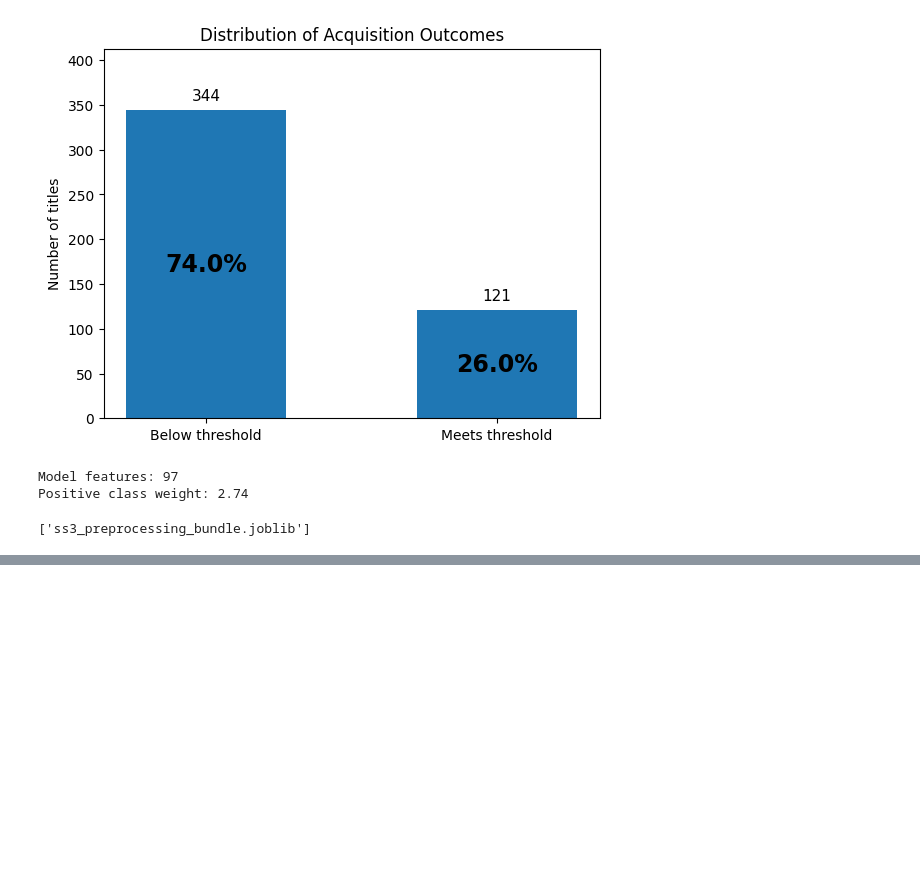
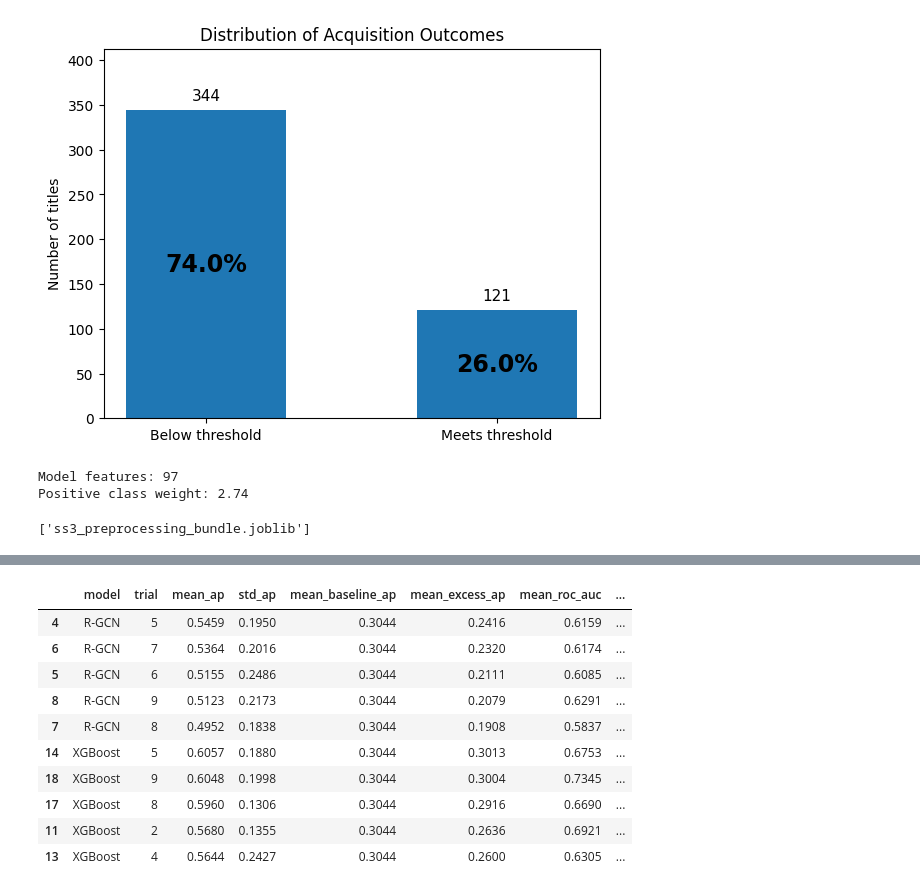
Before and after one commit to bjvvuuren/predict-play, a Jupyter notebook: modelling/SS3_PartB.ipynb, the cells around one changed output, grey strips where cells are left out. Cells and saved outputs as stored; diff of their text form; code cells hidden in the pictures; blank space fills up the shorter version.

```diff
--- a/modelling/SS3_PartB.ipynb
+++ b/modelling/SS3_PartB.ipynb
@@ -1370,0 +2021,71 @@ Positive class weight: 2.74
+# %%
+# Select and persist the best configurations across folds.
+
+tuning_results = pd.DataFrame(tuning_records)
+
+# A fold's random-ranking Average Precision equals its positive prevalence.
+tuning_summary = (
+    tuning_results
+    .groupby(["model", "trial"], as_index=False)
+    .agg(
+        mean_ap=("average_precision", "mean"),
+        std_ap=("average_precision", "std"),
+        mean_baseline_ap=("baseline_ap", "mean"),
+        mean_excess_ap=("ap_above_baseline", "mean"),
+        mean_roc_auc=("roc_auc", "mean"),
+        mean_training_seconds=("training_seconds", "mean"),
+        folds=("fold", "nunique")
+    )
+    .sort_values(
+        ["model", "mean_excess_ap", "std_ap"],
+        ascending=[True, False, True]
+    )
+)
+
+best_rgcn_trial = int(
+    tuning_summary[tuning_summary["model"] == "R-GCN"].iloc[0]["trial"]
+)
+best_xgb_trial = int(
+    tuning_summary[tuning_summary["model"] == "XGBoost"].iloc[0]["trial"]
+)
+best_rgcn_params = trial_configs[("R-GCN", best_rgcn_trial)]
+best_xgb_params = trial_configs[("XGBoost", best_xgb_trial)]
+
+rgcn_best_epochs = tuning_results.loc[
+    (tuning_results["model"] == "R-GCN")
+    & (tuning_results["trial"] == best_rgcn_trial),
+    "best_iteration"
+]
+xgb_best_rounds = tuning_results.loc[
+    (tuning_results["model"] == "XGBoost")
+    & (tuning_results["trial"] == best_xgb_trial),
+    "best_iteration"
+]
+
+rgcn_final_epochs = max(1, int(round(rgcn_best_epochs.median())))
+xgb_final_rounds = max(1, int(round(xgb_best_rounds.median())))
+
+best_configurations = {
+    "target": {
+        "minimum_households": 3,
+        "minimum_runtime_fraction": 1 / 3,
+        "observation_months": OBSERVATION_MONTHS
+    },
+    "R-GCN": {
+        "parameters": best_rgcn_params,
+        "selected_trial": best_rgcn_trial,
+        "final_epochs": rgcn_final_epochs
+    },
+    "XGBoost": {
+        "parameters": best_xgb_params,
+        "selected_trial": best_xgb_trial,
+        "final_rounds": xgb_final_rounds
+    }
+}
+
+print("Selected R-GCN configuration:", best_rgcn_params)
+print("R-GCN final epochs:", rgcn_final_epochs)
+print("Selected XGBoost configuration:", best_xgb_params)
+print("XGBoost final rounds:", xgb_final_rounds)
+display(tuning_summary.groupby("model").head(5).round(4))
+# %% [output]
@@ -1370,0 +2096,11 @@ Positive class weight: 2.74
+|  | model | trial | mean_ap | std_ap | mean_baseline_ap | mean_excess_ap | mean_roc_auc | ... |
+| 4 | R-GCN | 5 | 0.5459 | 0.1950 | 0.3044 | 0.2416 | 0.6159 | ... |
+| 6 | R-GCN | 7 | 0.5364 | 0.2016 | 0.3044 | 0.2320 | 0.6174 | ... |
+| 5 | R-GCN | 6 | 0.5155 | 0.2486 | 0.3044 | 0.2111 | 0.6085 | ... |
+| 8 | R-GCN | 9 | 0.5123 | 0.2173 | 0.3044 | 0.2079 | 0.6291 | ... |
+| 7 | R-GCN | 8 | 0.4952 | 0.1838 | 0.3044 | 0.1908 | 0.5837 | ... |
+| 14 | XGBoost | 5 | 0.6057 | 0.1880 | 0.3044 | 0.3013 | 0.6753 | ... |
+| 18 | XGBoost | 9 | 0.6048 | 0.1998 | 0.3044 | 0.3004 | 0.7345 | ... |
+| 17 | XGBoost | 8 | 0.5960 | 0.1306 | 0.3044 | 0.2916 | 0.6690 | ... |
+| 11 | XGBoost | 2 | 0.5680 | 0.1355 | 0.3044 | 0.2636 | 0.6921 | ... |
+| 13 | XGBoost | 4 | 0.5644 | 0.2427 | 0.3044 | 0.2600 | 0.6305 | ... |
```
Also changed, not shown: parts of 20 cells of this notebook.
